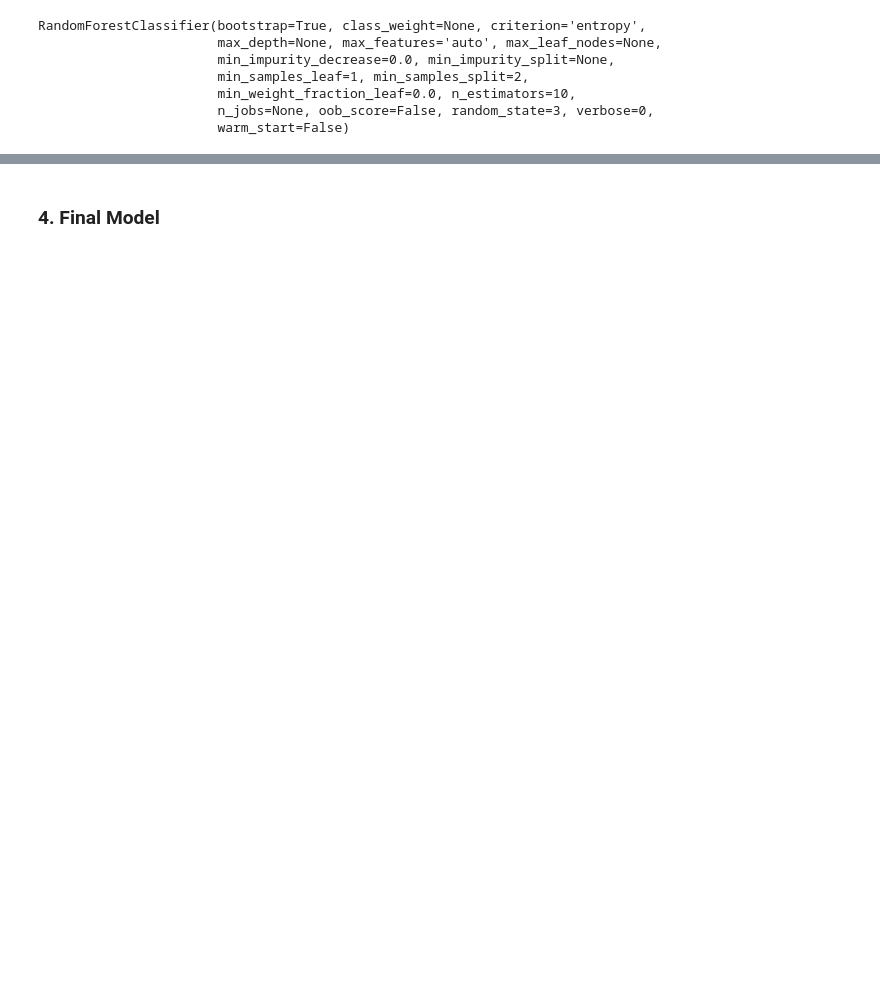
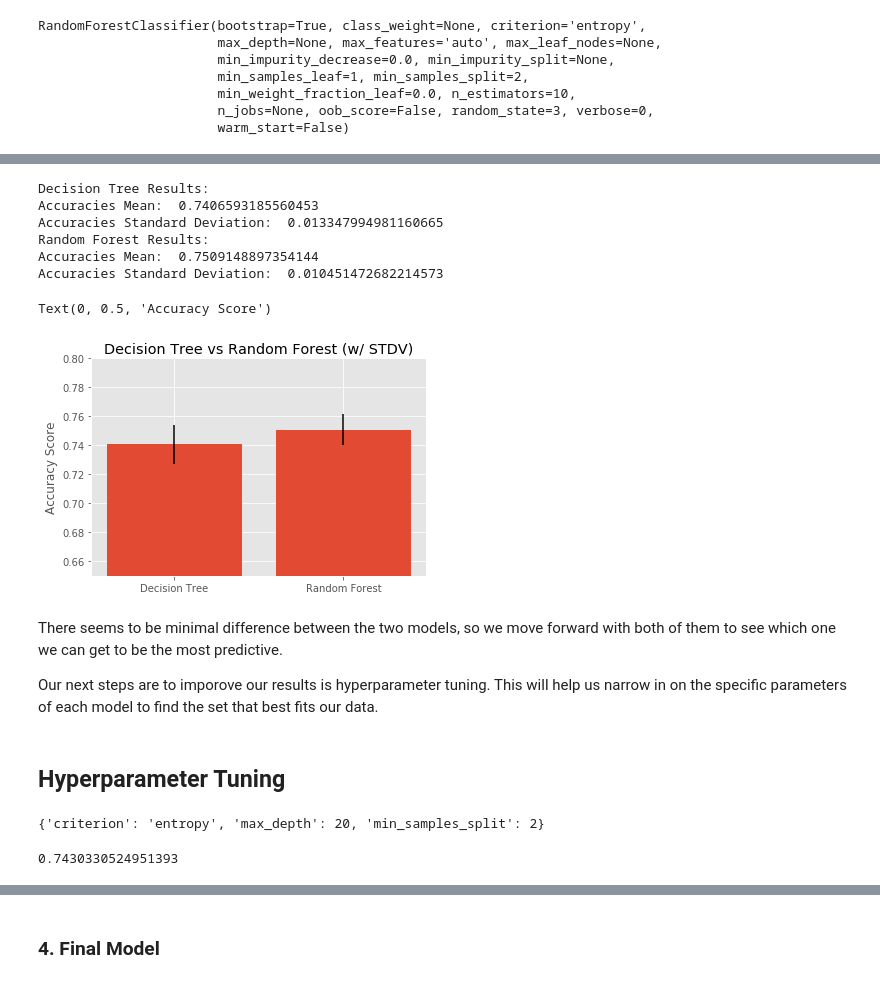
Before and after one commit to josephbrockw/stock_growth_indicator, a Jupyter notebook: student.ipynb, the cells around one changed output, grey strips where cells are left out. Saved outputs shown, nothing was run; the diff lists cells and outputs as text; code cells hidden in the pictures; blank space fills up the shorter version.

```diff
--- a/student.ipynb
+++ b/student.ipynb
@@ -488,0 +581,5 @@ Name: growth_category, dtype: int64
+# %%
+pca = PCA(n_components = 14)
+X_reduced = pca.fit_transform(X)
+
+print(sum(pca.explained_variance_ratio_))
@@ -489,3 +596,3 @@ Name: growth_category, dtype: int64
 # %%
 from sklearn.model_selection import train_test_split
-X_train, X_test, y_train, y_test = train_test_split(X, y, test_size = 0.25, random_state = 3)
+X_train, X_test, y_train, y_test = train_test_split(X_reduced, y, test_size = 0.25, random_state = 3)
@@ -1160,0 +755,61 @@ OLS Regression Results
+# %%
+from sklearn.model_selection import cross_val_score
+
+accuracies_dt = cross_val_score(clf_dt, X = X_train, y = y_train, cv = 10)
+print('Decision Tree Results:')
+print('Accuracies Mean: ', accuracies_dt.mean())
+print('Accuracies Standard Deviation: ', accuracies_dt.std())
+
+accuracies_rf = cross_val_score(clf_rf, X = X_train, y = y_train, cv = 10)
+print('Random Forest Results:')
+print('Accuracies Mean: ', accuracies_rf.mean())
+print('Accuracies Standard Deviation: ', accuracies_rf.std())
+
+plt.bar(['Decision Tree', 'Random Forest'],[accuracies_dt.mean(), accuracies_rf.mean()],
+        yerr=[accuracies_dt.std(), accuracies_rf.std()])
+plt.ylim(0.65, 0.8)
+plt.title('Decision Tree vs Random Forest (w/ STDV)')
+plt.ylabel('Accuracy Score')
+# %% [output]
+Decision Tree Results:
+Accuracies Mean:  0.7406593185560453
+Accuracies Standard Deviation:  0.013347994981160665
+Random Forest Results:
+Accuracies Mean:  0.7509148897354144
+Accuracies Standard Deviation:  0.010451472682214573
+Text(0, 0.5, 'Accuracy Score')
+[figure, added]
+# %% [markdown]
+There seems to be minimal difference between the two models, so we move forward with both of them to see which one we can get to be the most predictive.
+
+Our next steps are to imporove our results is hyperparameter tuning. This will help us narrow in on the specific parameters of each model to find the set that best fits our data.
+# %% [markdown]
+## Hyperparameter Tuning
+# %%
+from sklearn.model_selection import GridSearchCV
+
+dt_clf = DecisionTreeClassifier()
+
+dt_param_grid = {
+    "criterion": ['gini', 'entropy'],
+    'max_depth': [7, 10, 20],
+    'min_samples_split': [1., 2, 10, 20]
+}
+
+gs_dt = GridSearchCV(dt_clf, dt_param_grid)
+gs_dt.fit(X_train, y_train)
+
+gs_dt.best_params_
+# %% [output]
+{'criterion': 'entropy', 'max_depth': 20, 'min_samples_split': 2}
+# %%
+dt_clf = DecisionTreeClassifier(criterion='entropy', max_depth=20, min_samples_split=2, random_state=3)
+dt_clf.fit(X_train, y_train)
+
+y_pred = dt_clf.predict(X_test)
+
+cm = confusion_matrix(y_test, y_pred)
+acc = accuracy_score(y_test, y_pred)
+print(acc)
+# %% [output]
+0.7430330524951393
```
Also changed, not shown: parts of 82 cells of this notebook, 5 other files.
